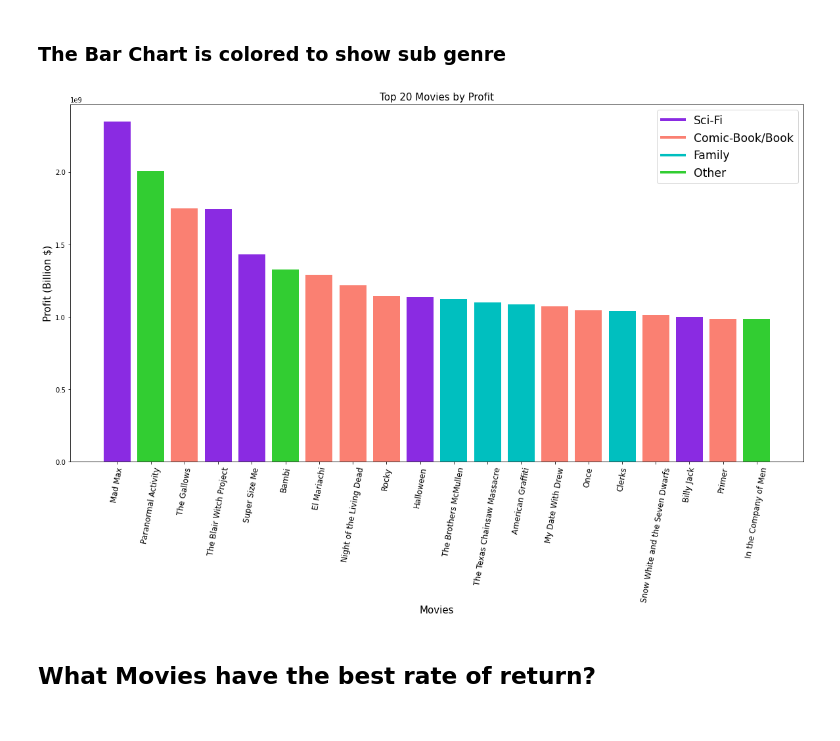
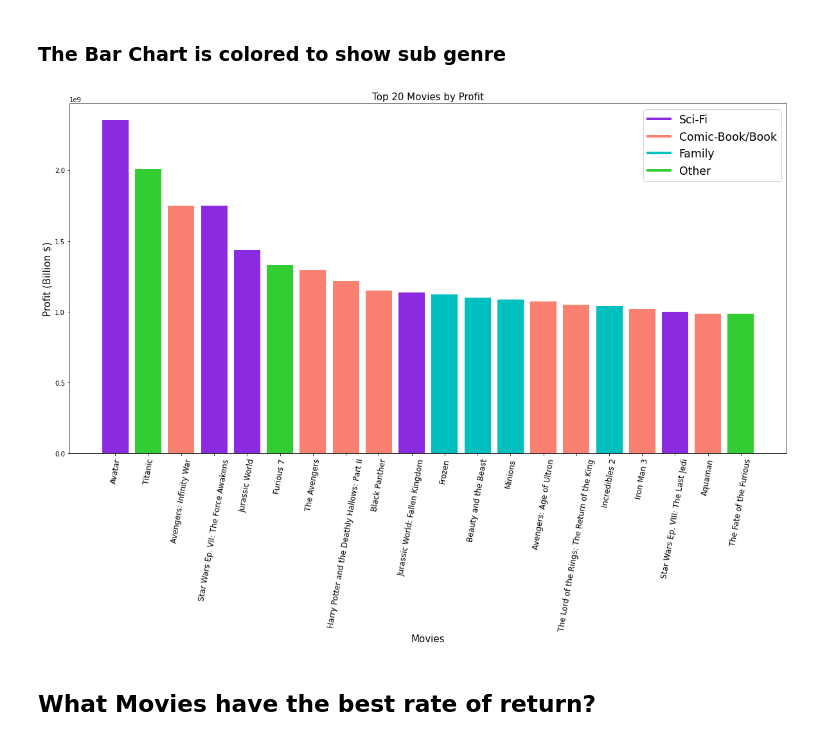
Before and after one commit to camdeman/MMA, a Jupyter notebook: Project_One_Final_Notebook.ipynb, the cells around one changed output. Saved outputs shown, nothing was run; the diff lists cells and outputs as text; code cells hidden in the pictures.

```diff
--- a/Project_One_Final_Notebook.ipynb
+++ b/Project_One_Final_Notebook.ipynb
@@ -653,30 +653,30 @@ top_20_profit
 # %%
 # Plot a bar graph of the most common names
 fig, ax = plt.subplots(figsize = (20,10))
 
 
 ax.bar(top_20_profit['movie'], top_20_profit['profit'] , color = ['blueviolet','limegreen','salmon','blueviolet','blueviolet','limegreen','salmon','salmon','salmon','blueviolet','c','c','c','salmon','salmon','c','salmon','blueviolet','salmon','limegreen'])
 
 # Add labels for x and y axes
 ax.set_xlabel('Movies', fontsize = 15)
 ax.set_ylabel('Profit (Billion $)', fontsize = 15)
 
 #setting color
 custom_lines = [Line2D([0], [0], color="blueviolet", lw=4),
                 Line2D([0], [0], color="salmon", lw=4),
                 Line2D([0], [0], color="c", lw=4),
                 Line2D([0], [0], color="limegreen", lw=4)]
 
 # Add a title for the plot
 ax.set_title('Top 20 Movies by Profit', fontsize=15)
 
 ax.tick_params(axis='x', labelrotation = 80)
 
 # add a legend
 plt.legend(custom_lines, ['Sci-Fi', 'Comic-Book/Book', 'Family', 'Other'], fontsize="xx-large") ###
-ax.set_xticklabels(top_20_rate_of_return['movie'], fontsize = 12);
+ax.set_xticklabels(top_20_profit['movie'], fontsize = 12);
 # %% [output]
-[figure, old version]
+[figure, new version]
 # %% [markdown]
 ## What Movies have the best rate of return?
 # %% [markdown]
```
Also changed, not shown: parts of 82 cells of this notebook, 3 other files.
